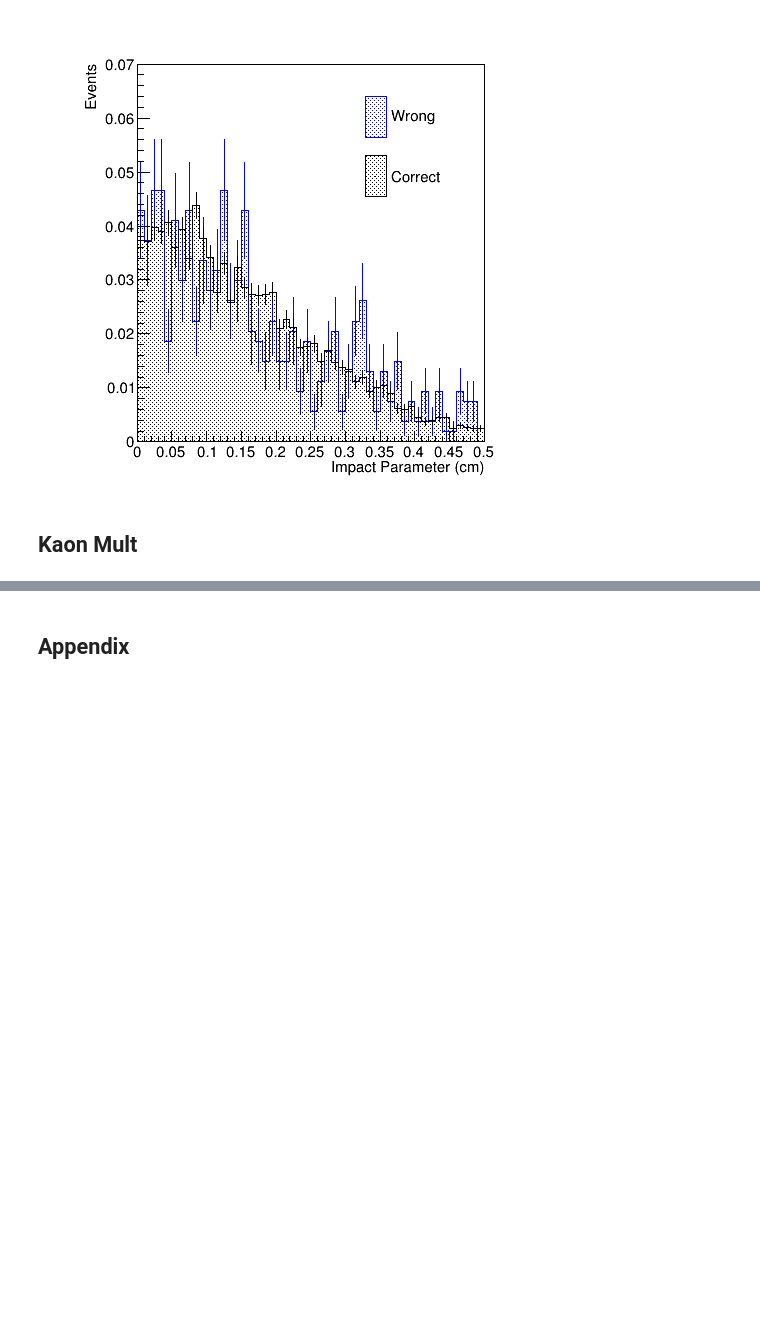
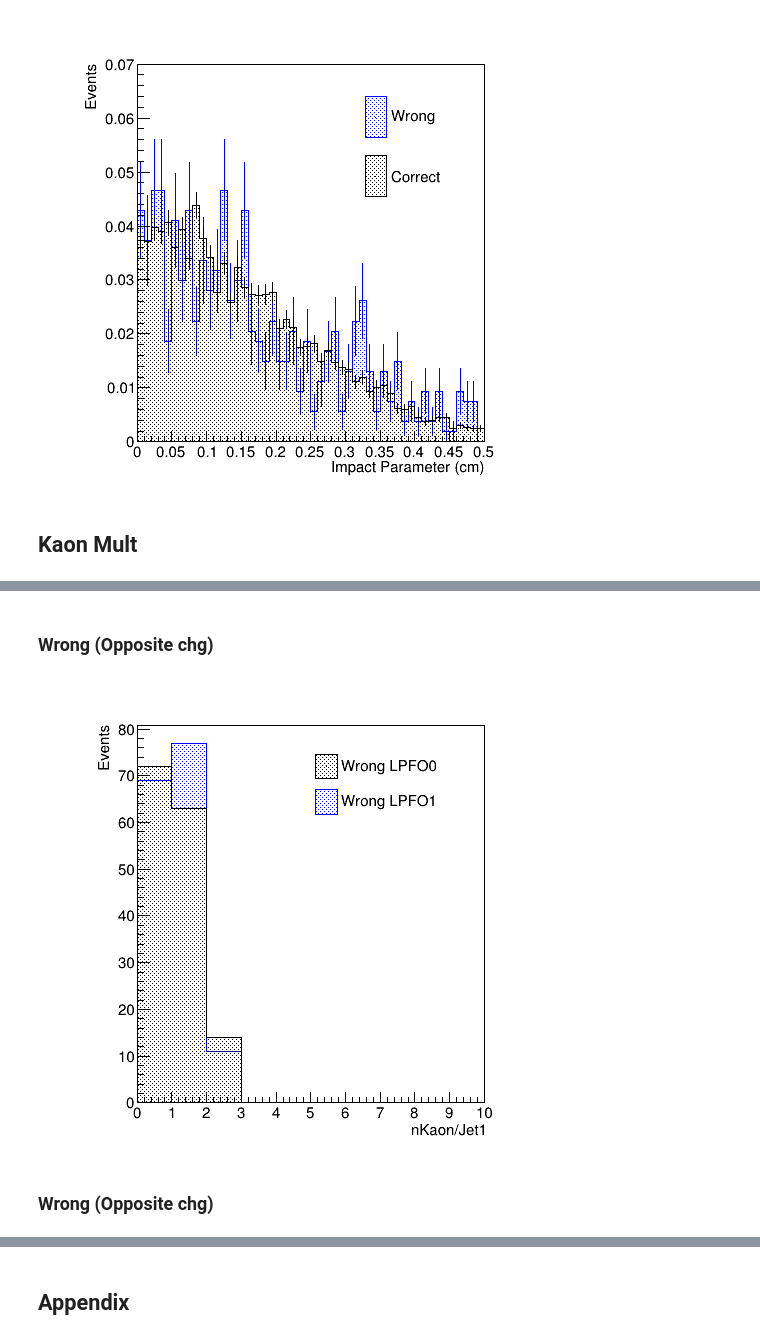
Before and after one commit to yuichiok/VertexMacro, a Jupyter notebook: QQbar250/jupyter/ssbar/dEdx_dist/Migration_Analysis.ipynb, the cells around one changed output, grey strips where cells are left out. Cells and saved outputs as stored; diff of their text form; code cells hidden in the pictures; blank space fills up the shorter version.

```diff
--- a/QQbar250/jupyter/ssbar/dEdx_dist/Migration_Analysis.ipynb
+++ b/QQbar250/jupyter/ssbar/dEdx_dist/Migration_Analysis.ipynb
@@ -225,0 +264,4 @@ c4.Draw()
+# %% [markdown]
+### Wrong (Opposite chg)
+# %%
+c9 = TCanvas("c9","c9",500,500)
@@ -225,0 +279,6 @@ c4.Draw()
+# %%
+c9.Draw()
+# %% [output]
+[figure, added]
+# %% [markdown]
+### Wrong (Opposite chg)
```
Also changed, not shown: parts of 38 cells of this notebook, 3 other files.
